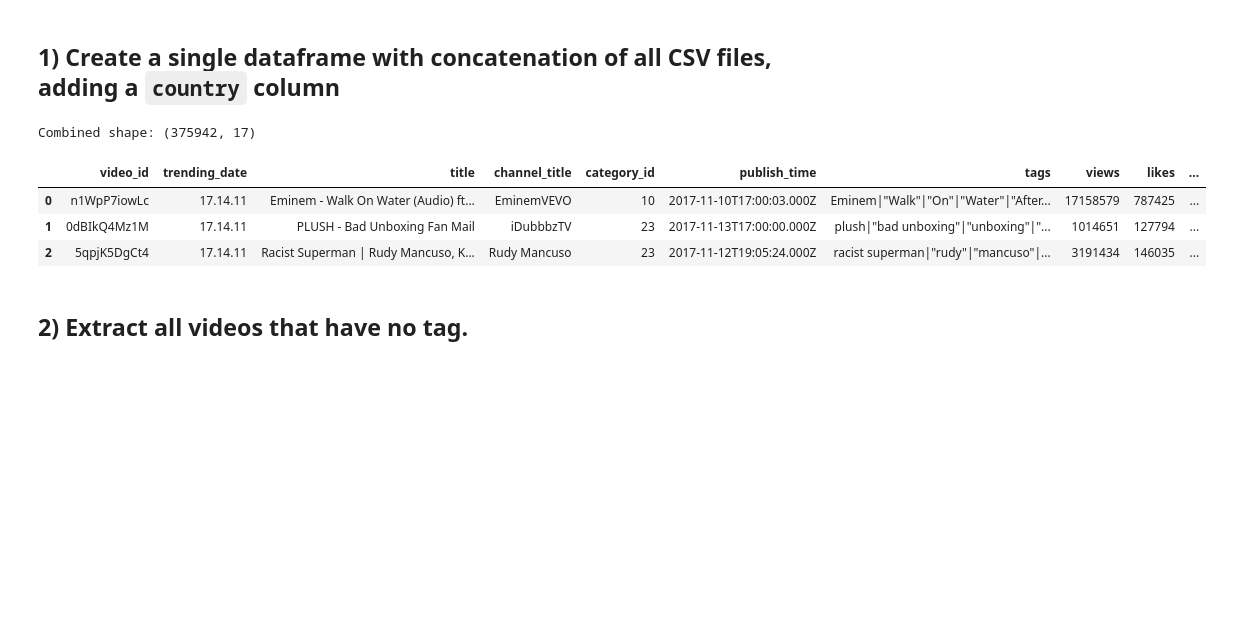
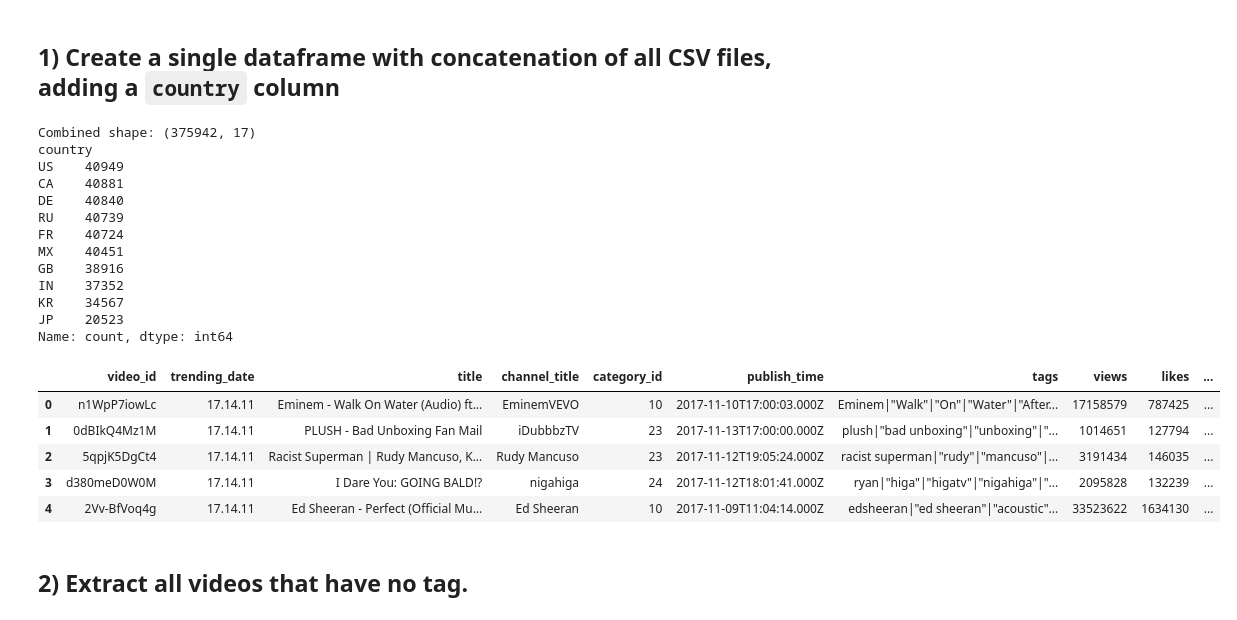
Before and after one commit to hseiinshamas/youtube-trending-analysis-2025, a Jupyter notebook: YouTube_Project_Steps1-15.ipynb, the cells around one changed output. Cells and saved outputs as stored; diff of their text form; code cells hidden in the pictures; blank space fills up the shorter version.

```diff
--- a/YouTube_Project_Steps1-15.ipynb
+++ b/YouTube_Project_Steps1-15.ipynb
@@ -21,43 +21,61 @@ pd.set_option('display.max_columns', None)  # show all columns when printing
 # %% [markdown]
 ## 1) Create a single dataframe with concatenation of all CSV files, adding a `country` column
 # %%
-# List of CSV files
+import os
+
 csv_files = glob.glob('data/csv/*videos.csv')
 dfs = []
 
 for file in csv_files:
-    # Extract country code
-    country_code = file.split('/')[-1][:2]
+    # Extract filename safely
+    filename = os.path.basename(file)  # e.g., 'CAvideos.csv'
+    country_code = filename[:2]        # first 2 chars, 'CA', 'US', etc.
 
-    # Try UTF-8 first, fallback to latin1
+    # Try reading with UTF-8, fallback to latin1
     try:
         df = pd.read_csv(file, encoding='utf-8', low_memory=False)
     except UnicodeDecodeError:
         df = pd.read_csv(file, encoding='latin1', low_memory=False)
 
     # Add country column
     df['country'] = country_code
 
     # Clean text columns
     for col in ['title', 'channel_title', 'tags']:
         if col in df.columns:
             df[col] = df[col].astype(str).str.strip()
 
     dfs.append(df)
 
-# Concatenate all DataFrames
+# Concatenate all
 if dfs:
     youtube = pd.concat(dfs, ignore_index=True)
     print('Combined shape:', youtube.shape)
-    display(youtube.head(3))
+    print(youtube['country'].value_counts())  # Should show all 10 countries correctly
 else:
     print("No CSV files were successfully read.")
+
+youtube.head()
 # %% [output]
 Combined shape: (375942, 17)
+country
+US    40949
+CA    40881
+DE    40840
+RU    40739
+FR    40724
+MX    40451
+GB    38916
+IN    37352
+KR    34567
+JP    20523
+Name: count, dtype: int64
 |  | video_id | trending_date | title | channel_title | category_id | publish_time | tags | views | likes | ... |
 | 0 | n1WpP7iowLc | 17.14.11 | Eminem - Walk On Water (Audio) ft... | EminemVEVO | 10 | 2017-11-10T17:00:03.000Z | Eminem|"Walk"|"On"|"Water"|"After... | 17158579 | 787425 | ... |
 | 1 | 0dBIkQ4Mz1M | 17.14.11 | PLUSH - Bad Unboxing Fan Mail | iDubbbzTV | 23 | 2017-11-13T17:00:00.000Z | plush|"bad unboxing"|"unboxing"|"... | 1014651 | 127794 | ... |
 | 2 | 5qpjK5DgCt4 | 17.14.11 | Racist Superman | Rudy Mancuso, K... | Rudy Mancuso | 23 | 2017-11-12T19:05:24.000Z | racist superman|"rudy"|"mancuso"|... | 3191434 | 146035 | ... |
+| 3 | d380meD0W0M | 17.14.11 | I Dare You: GOING BALD!? | nigahiga | 24 | 2017-11-12T18:01:41.000Z | ryan|"higa"|"higatv"|"nigahiga"|"... | 2095828 | 132239 | ... |
+| 4 | 2Vv-BfVoq4g | 17.14.11 | Ed Sheeran - Perfect (Official Mu... | Ed Sheeran | 10 | 2017-11-09T11:04:14.000Z | edsheeran|"ed sheeran"|"acoustic"... | 33523622 | 1634130 | ... |
 # %% [markdown]
 ## 2) Extract all videos that have no tag.
 # %%
```
Also changed, not shown: parts of 15 cells of this notebook.
